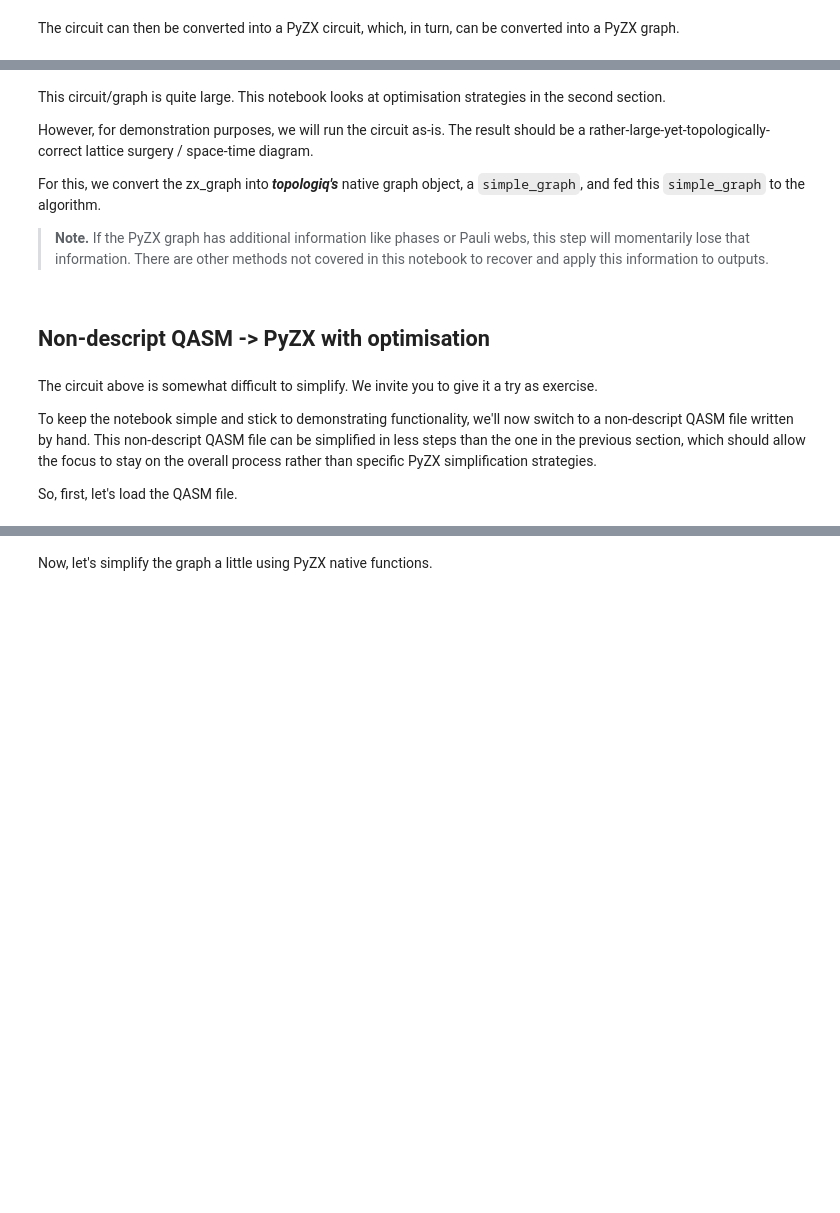
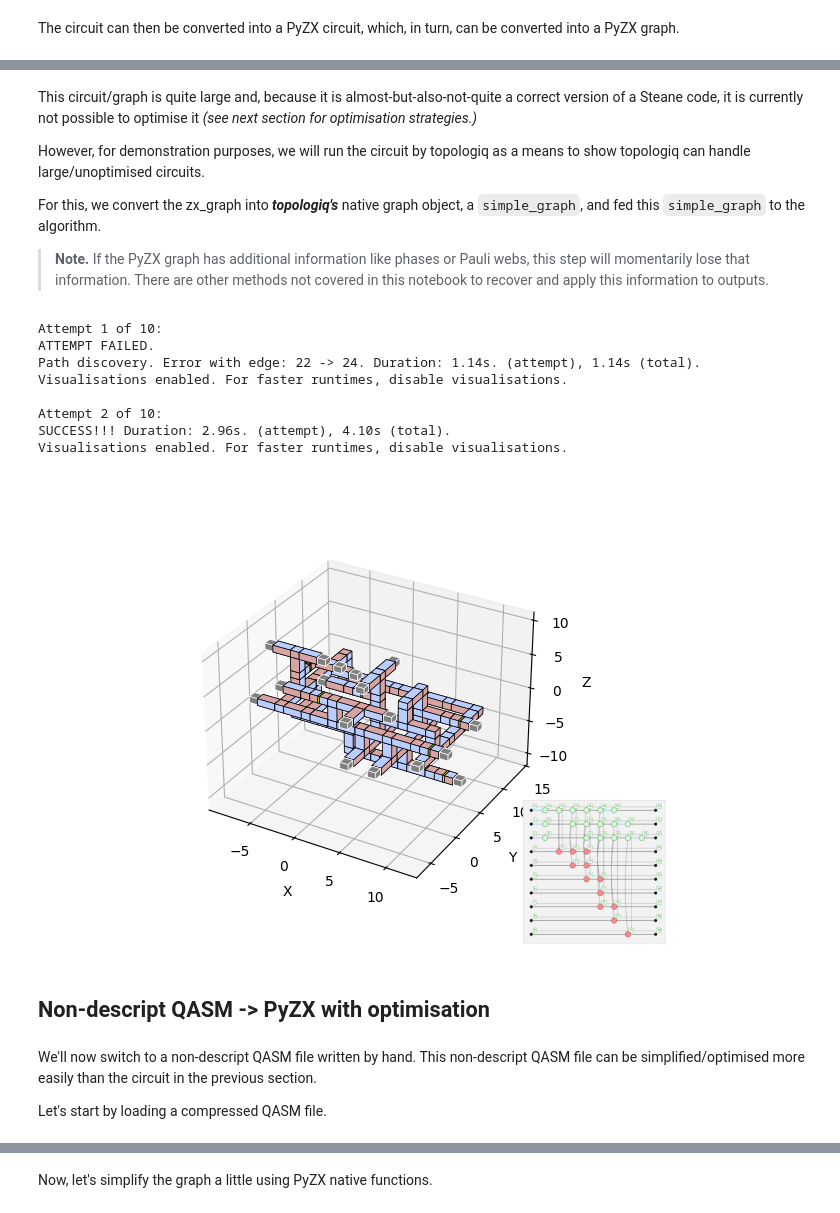
Before and after one commit to tqec/topologiq, a Jupyter notebook: assets/notebooks/qasm_via_pyzx.ipynb, the cells around one changed output, grey strips where cells are left out. Saved outputs shown, nothing was run; the diff lists cells and outputs as text; code cells hidden in the pictures; blank space fills up the shorter version.

Commit message:
QASM notebook clarifications

```diff
--- a/assets/notebooks/qasm_via_pyzx.ipynb
+++ b/assets/notebooks/qasm_via_pyzx.ipynb
@@ -75,7 +97,7 @@ fig_data = zx.draw_matplotlib(zx_graph, labels=True)  # We also need a matplotli
 # %% [markdown]
-This circuit/graph is quite large. This notebook looks at optimisation strategies in the second section.
+This circuit/graph is quite large and, because it is almost-but-also-not-quite a correct version of a Steane code, it is currently not possible to optimise it *(see next section for optimisation strategies.)*
 
-However, for demonstration purposes, we will run the circuit as-is. The result should be a rather-large-yet-topologically-correct lattice surgery / space-time diagram.
+However, for demonstration purposes, we will run the circuit by topologiq as a means to show topologiq can handle large/unoptimised circuits.
 
 For this, we convert the zx_graph into ***topologiq's*** native graph object, a `simple_graph`, and fed this `simple_graph` to the algorithm.
 
@@ -83,39 +105,51 @@ For this, we convert the zx_graph into ***topologiq's*** native graph object, a
 # %%
 # CONVERT GRAPH TO TOPOLOGIQ'S NATIVE OBJECT
 simple_graph = pyzx_g_to_simple_g(zx_graph)
 
 # PARAMS & HYPERPARAMS
 circuit_name = "steane_from_qiskit"
 visualisation = "final"  # Calls an interactive 3D visualisation at the end. Change to None to deactivate visualisation.
-animation = None  # If "GIF" or "MP4", creates a summary animation of the process (significant runtime impact).
+animation = None  # Change to "GIF" or "MP4" for a summary animation of the full process, at significant cost in runtimes due to the need to create and stitch many PNGs together.
 VALUE_FUNCTION_HYPERPARAMS = (
     -1,  # Weight for lenght of path
     -1,  # Weight for number of "beams" broken by path
 )
 
 kwargs = {
     "weights": VALUE_FUNCTION_HYPERPARAMS,
     "length_of_beams": 9,
 }
 
 simple_graph_after_use, edge_pths, lattice_nodes, lattice_edges = runner(
     simple_graph,
     circuit_name,
-    strip_boundaries=False,
-    hide_boundaries=False,
+    min_succ_rate=60,
+    strip_ports=False,
+    hide_ports=False,
     max_attempts=10,
+    stop_on_first_success=True,
     visualise=(visualisation, animation),
+    log_stats=False,
+    debug=False,
     fig_data=fig_data,
     **kwargs
 )
+# %% [output]
+Attempt 1 of 10:
+ATTEMPT FAILED.
+Path discovery. Error with edge: 22 -> 24. Duration: 1.14s. (attempt), 1.14s (total).
+Visualisations enabled. For faster runtimes, disable visualisations.
+
+Attempt 2 of 10:
+SUCCESS!!! Duration: 2.96s. (attempt), 4.10s (total).
+Visualisations enabled. For faster runtimes, disable visualisations.
+[figure, added]
 # %% [markdown]
 ## Non-descript QASM -> PyZX with optimisation
 # %% [markdown]
-The circuit above is somewhat difficult to simplify. We invite you to give it a try as exercise.
+We'll now switch to a non-descript QASM file written by hand. This non-descript QASM file can be simplified/optimised more easily than the circuit in the previous section.
 
-To keep the notebook simple and stick to demonstrating functionality, we'll now switch to a non-descript QASM file written by hand. This non-descript QASM file can be simplified in less steps than the one in the previous section, which should allow the focus to stay on the overall process rather than specific PyZX simplification strategies.
-
-So, first, let's load the QASM file.
+Let's start by loading a compressed QASM file.
 # %%
 # Thanks [Kabir Dubey](https://github.com/KabirDubey) for the QASM file and code/rationale in this block.
 
```
Also changed, not shown: parts of 15 cells of this notebook, 1 other file.
